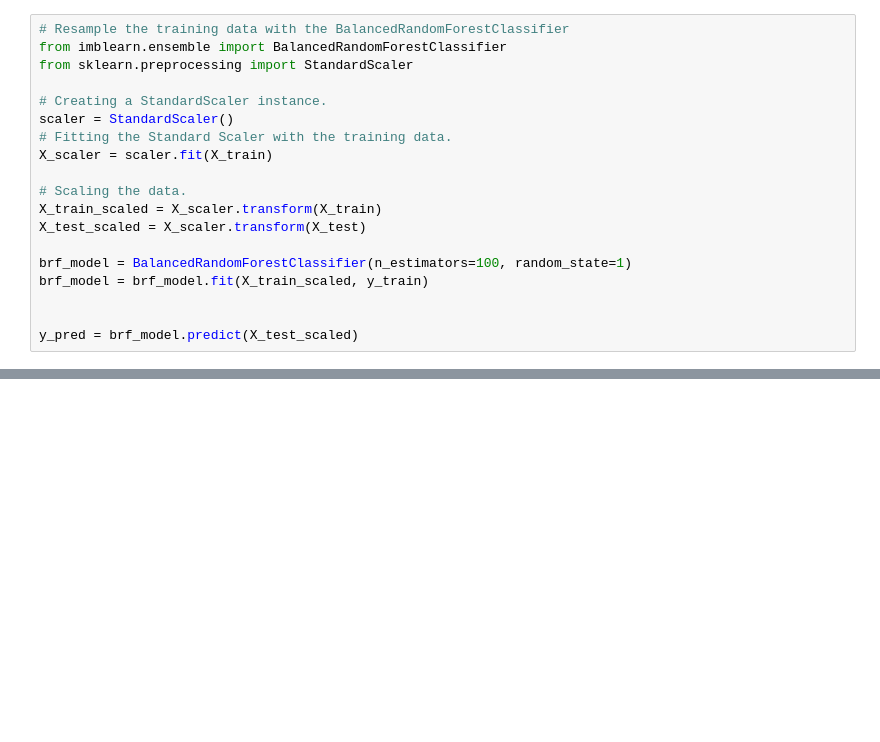
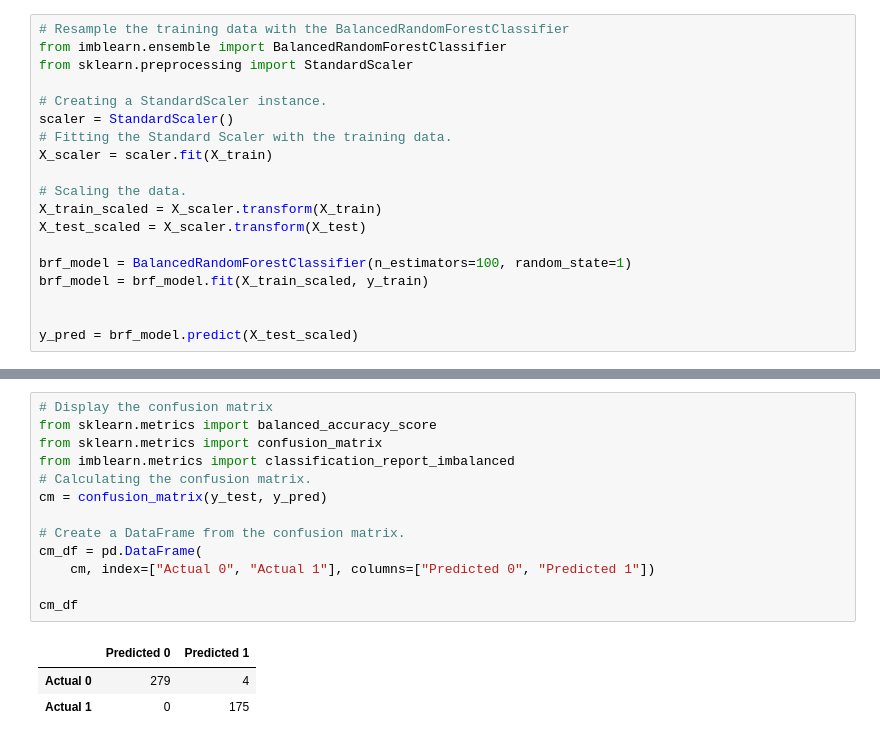
Before and after one commit to phanafin/I-m-all-out-of-bubble-gum, a Jupyter notebook: BRFC_for_project.ipynb, the cells around one changed output, grey strips where cells are left out. Drawn from its saved outputs; the diff is of its cells as text; blank space fills up the shorter version.

```diff
--- a/BRFC_for_project.ipynb
+++ b/BRFC_for_project.ipynb
@@ -40,0 +96,17 @@ y_pred = brf_model.predict(X_test_scaled)
+# %%
+# Display the confusion matrix
+from sklearn.metrics import balanced_accuracy_score
+from sklearn.metrics import confusion_matrix
+from imblearn.metrics import classification_report_imbalanced
+# Calculating the confusion matrix.
+cm = confusion_matrix(y_test, y_pred)
+
+# Create a DataFrame from the confusion matrix.
+cm_df = pd.DataFrame(
+    cm, index=["Actual 0", "Actual 1"], columns=["Predicted 0", "Predicted 1"])
+
+cm_df
+# %% [output]
+|  | Predicted 0 | Predicted 1 |
+| Actual 0 | 279 | 4 |
+| Actual 1 | 0 | 175 |
```
Also changed, not shown: parts of 13 cells of this notebook.
